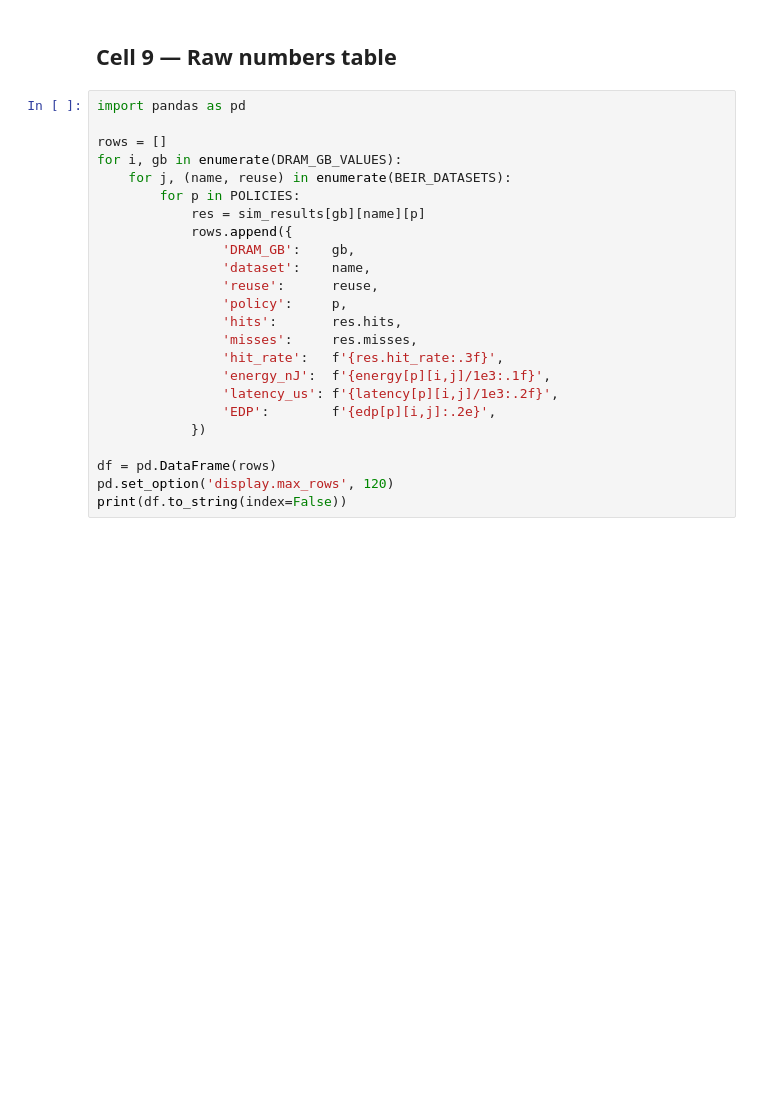
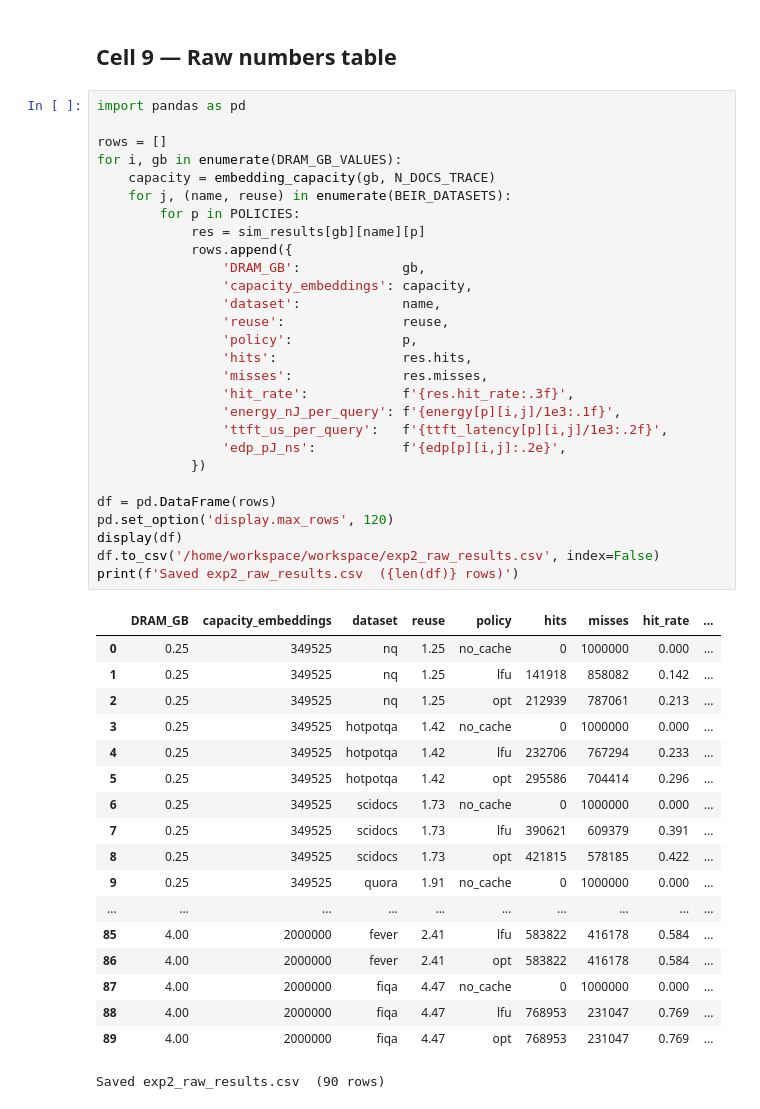
Before and after one commit to jocelynzhao3/Hardware-for-Deep-Learning-Final-Project, a Jupyter notebook: workspace/Experiment-2-Caching.ipynb, the cells around one changed output. Saved outputs shown, nothing was run; the diff lists cells and outputs as text; blank space fills up the shorter version.

```diff
--- a/workspace/Experiment-2-Caching.ipynb
+++ b/workspace/Experiment-2-Caching.ipynb
@@ -346,24 +847,47 @@ print('Saved exp2_gap_hitrate.png')
 # %%
 import pandas as pd
 
 rows = []
 for i, gb in enumerate(DRAM_GB_VALUES):
+    capacity = embedding_capacity(gb, N_DOCS_TRACE)
     for j, (name, reuse) in enumerate(BEIR_DATASETS):
         for p in POLICIES:
             res = sim_results[gb][name][p]
             rows.append({
-                'DRAM_GB':    gb,
-                'dataset':    name,
-                'reuse':      reuse,
-                'policy':     p,
-                'hits':       res.hits,
-                'misses':     res.misses,
-                'hit_rate':   f'{res.hit_rate:.3f}',
-                'energy_nJ':  f'{energy[p][i,j]/1e3:.1f}',
-                'latency_us': f'{latency[p][i,j]/1e3:.2f}',
-                'EDP':        f'{edp[p][i,j]:.2e}',
+                'DRAM_GB':             gb,
+                'capacity_embeddings': capacity,
+                'dataset':             name,
+                'reuse':               reuse,
+                'policy':              p,
+                'hits':                res.hits,
+                'misses':              res.misses,
+                'hit_rate':            f'{res.hit_rate:.3f}',
+                'energy_nJ_per_query': f'{energy[p][i,j]/1e3:.1f}',
+                'ttft_us_per_query':   f'{ttft_latency[p][i,j]/1e3:.2f}',
+                'edp_pJ_ns':           f'{edp[p][i,j]:.2e}',
             })
 
 df = pd.DataFrame(rows)
 pd.set_option('display.max_rows', 120)
-print(df.to_string(index=False))
+display(df)
+df.to_csv('/home/workspace/workspace/exp2_raw_results.csv', index=False)
+print(f'Saved exp2_raw_results.csv  ({len(df)} rows)')
+# %% [output]
+|  | DRAM_GB | capacity_embeddings | dataset | reuse | policy | hits | misses | hit_rate | ... |
+| 0 | 0.25 | 349525 | nq | 1.25 | no_cache | 0 | 1000000 | 0.000 | ... |
+| 1 | 0.25 | 349525 | nq | 1.25 | lfu | 141918 | 858082 | 0.142 | ... |
+| 2 | 0.25 | 349525 | nq | 1.25 | opt | 212939 | 787061 | 0.213 | ... |
+| 3 | 0.25 | 349525 | hotpotqa | 1.42 | no_cache | 0 | 1000000 | 0.000 | ... |
+| 4 | 0.25 | 349525 | hotpotqa | 1.42 | lfu | 232706 | 767294 | 0.233 | ... |
+| 5 | 0.25 | 349525 | hotpotqa | 1.42 | opt | 295586 | 704414 | 0.296 | ... |
+| 6 | 0.25 | 349525 | scidocs | 1.73 | no_cache | 0 | 1000000 | 0.000 | ... |
+| 7 | 0.25 | 349525 | scidocs | 1.73 | lfu | 390621 | 609379 | 0.391 | ... |
+| 8 | 0.25 | 349525 | scidocs | 1.73 | opt | 421815 | 578185 | 0.422 | ... |
+| 9 | 0.25 | 349525 | quora | 1.91 | no_cache | 0 | 1000000 | 0.000 | ... |
+| ... | ... | ... | ... | ... | ... | ... | ... | ... | ... |
+| 85 | 4.00 | 2000000 | fever | 2.41 | lfu | 583822 | 416178 | 0.584 | ... |
+| 86 | 4.00 | 2000000 | fever | 2.41 | opt | 583822 | 416178 | 0.584 | ... |
+| 87 | 4.00 | 2000000 | fiqa | 4.47 | no_cache | 0 | 1000000 | 0.000 | ... |
+| 88 | 4.00 | 2000000 | fiqa | 4.47 | lfu | 768953 | 231047 | 0.769 | ... |
+| 89 | 4.00 | 2000000 | fiqa | 4.47 | opt | 768953 | 231047 | 0.769 | ... |
+Saved exp2_raw_results.csv  (90 rows)
```
Also changed, not shown: parts of 10 cells of this notebook, 19 other files.
